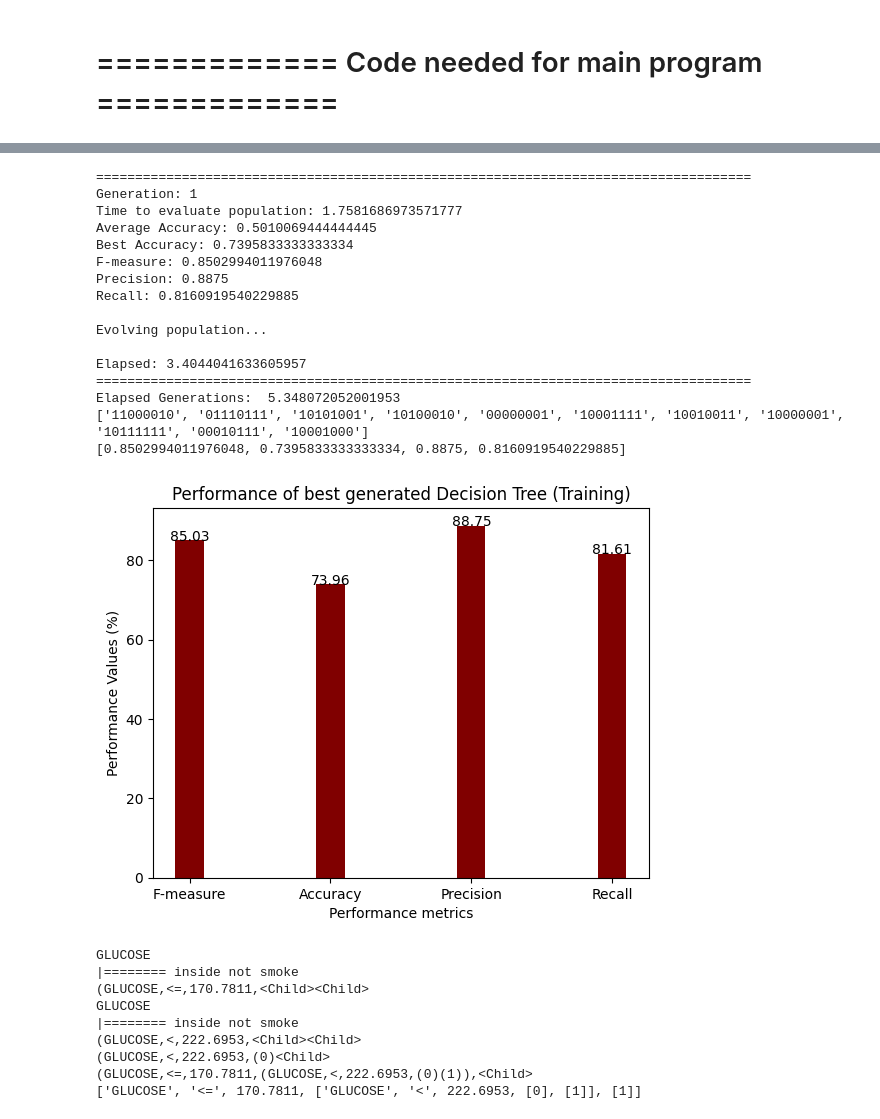
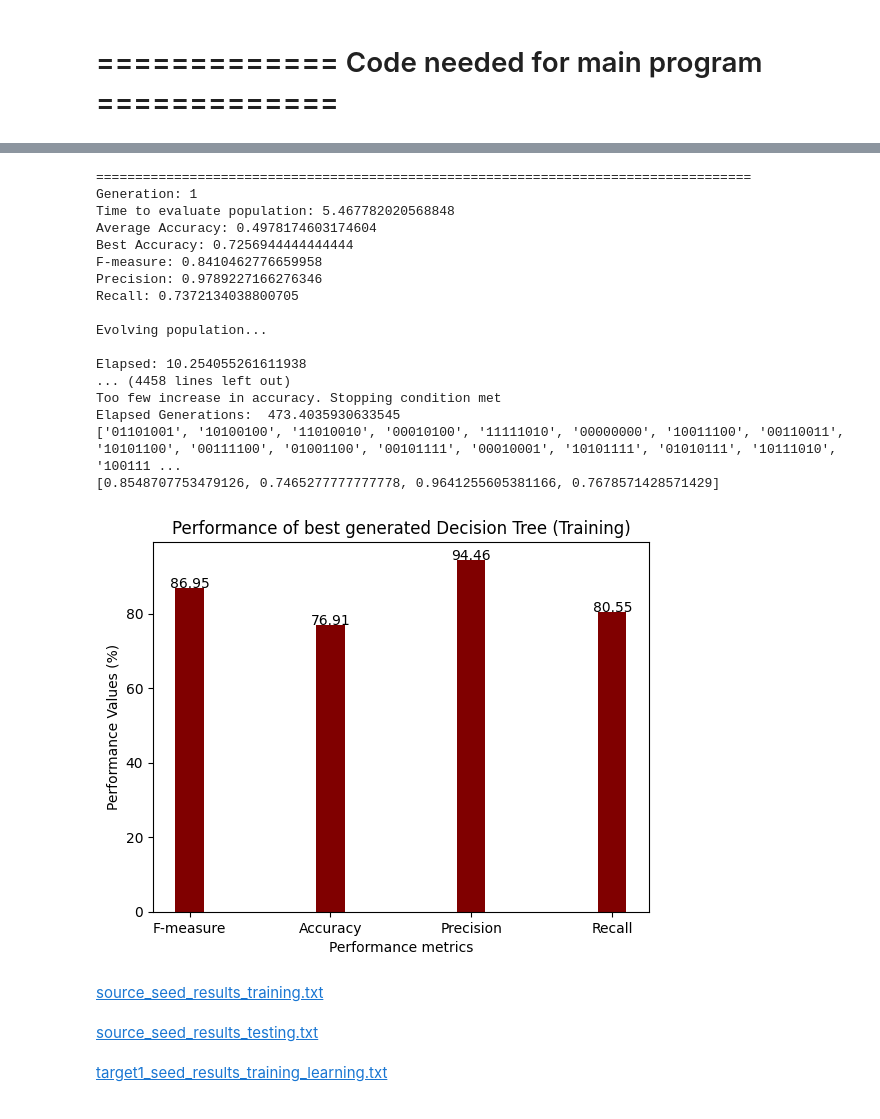
Before and after one commit to JsteReubsSoftware/COS710-Assignment3-GE, a Jupyter notebook: cos710-assignment3-ge.ipynb, the cells around one changed output, grey strips where cells are left out. Saved outputs shown, nothing was run; the diff lists cells and outputs as text; code cells hidden in the pictures.

Commit message:
Kaggle Notebook | COS710-Assignment3-GE | All files executes with output shown

```diff
--- a/cos710-assignment3-ge.ipynb
+++ b/cos710-assignment3-ge.ipynb
@@ -286,0 +298,11 @@ def train_test_split(data, seed, split_ratio=0.8):
+# %%
+training_data, testing_data = train_test_split(target_one_data_clean[:600], 5, split_ratio=0.75)
+print(training_data['diabetes'].value_counts())
+
+X_train = training_data.iloc[:,:-1]
+Y_train = training_data.iloc[:,-1]
+
+balanced_x_train, balanced_y_train = handle_imbalanced_data(X_train, Y_train, 'target-one')
+
+print(balanced_y_train.value_counts())
+print(balanced_x_train['AGE'].size)
@@ -656,9 +673,9 @@ def crossover(parent1, parent2):
 
     # set upper bound for crossover point
     if len(p1_copy) >= len(p2_copy):
-        crossover_point = random.choice([i in range(1, len(p2_copy))])
+        crossover_point = random.choice([i for i in range(1, len(p2_copy))])
     else:
-        crossover_point = random.choice([i in range(1, len(p1_copy))])
+        crossover_point = random.choice([i for i in range(1, len(p1_copy))])
 
     # swap sub parts of parents
     temp_arr = p1_copy.copy()
@@ -972,37 +1208,52 @@ source_data_results = {'without_learning': [], 'with_learning': []} # arrays are
 target_one_data_results = {'without_learning': [], 'with_learning': []}
 target_two_data_results = {'without_learning': [], 'with_learning': []}
 # %%
-random.seed(827384)
+random.seed(456253)
 # run source dataset - training
 data_clean = source_data_clean
-population_size = 50
+population_size = 175
 max_depth=5
-generations = 1
+generations = 40
 chromosome_min_limit = 8
 chromosome_max_limit = 20 # number of codons that are allowed in one chromosome
-tourney_size = 5
+tourney_size = 3
 mutation_rate = 0.15
 crossover_rate = 0.9
 params = [generations, population_size, max_depth, chromosome_min_limit, chromosome_max_limit, tourney_size, mutation_rate, crossover_rate]
 file_name = "source_seed_results_training.txt"
 
-best_run = train_program(data_clean, params, file_name, source_data_results['without_learning'], source_individual=None)
+best_run = train_program(data_clean, params, file_name, source_data_results['without_learning'], 'source', source_individual=None)
 source_individual_best = best_run[1]
+
+# test source dataset
+trained_tree = best_run[1]
+source_individual_best = best_run[1]
+file_name = "source_seed_results_testing.txt"
+test_program(source_data_results['without_learning'], data_clean, trained_tree, file_name, max_depth)
+
+folder_path = 'results'
+
+for file in os.listdir('/kaggle/working/' + folder_path):
+    display(HTML('<a href=' + folder_path + '/' + file + '>' + file + '</a>'))
 # %% [output]
 ====================================================================================
 Generation: 1
-Time to evaluate population: 1.7581686973571777
-Average Accuracy: 0.5010069444444445
-Best Accuracy: 0.7395833333333334
-F-measure: 0.8502994011976048
-Precision: 0.8875
-Recall: 0.8160919540229885
+Time to evaluate population: 5.467782020568848
+Average Accuracy: 0.4978174603174604
+Best Accuracy: 0.7256944444444444
+F-measure: 0.8410462776659958
+Precision: 0.9789227166276346
+Recall: 0.7372134038800705
 
 Evolving population...
 
-Elapsed: 3.4044041633605957
-====================================================================================
-Elapsed Generations:  5.348072052001953
-['11000010', '01110111', '10101001', '10100010', '00000001', '10001111', '10010011', '10000001', '10111111', '00010111', '10001000']
-[0.8502994011976048, 0.7395833333333334, 0.8875, 0.8160919540229885]
+Elapsed: 10.254055261611938
+... (4458 lines left out)
+Too few increase in accuracy. Stopping condition met
+Elapsed Generations:  473.4035930633545
+['01101001', '10100100', '11010010', '00010100', '11111010', '00000000', '10011100', '00110011', '10101100', '00111100', '01001100', '00101111', '00010001', '10101111', '01010111', '10111010', '100111 ...
+[0.8548707753479126, 0.7465277777777778, 0.9641255605381166, 0.7678571428571429]
-[figure, old version]
+[figure, new version]
+source_seed_results_training.txt
+source_seed_results_testing.txt
+target1_seed_results_training_learning.txt
@@ -1011,16 +1260 @@ Elapsed Generations:  5.348072052001953
-# %%
-# create expression rules
-S_rule, F_rule, Op_rule, Child_rule = setupRules(X_train)
-arr_tree, str_tree = mapChromosomeToTree(X_train, X_train, source_individual_best, S_rule, F_rule, Op_rule, Child_rule, max_depth)
-print(arr_tree)
-# %% [output]
-GLUCOSE
-|======== inside not smoke
-(GLUCOSE,<=,170.7811,<Child><Child>
-GLUCOSE
-|======== inside not smoke
-(GLUCOSE,<,222.6953,<Child><Child>
-(GLUCOSE,<,222.6953,(0)<Child>
-(GLUCOSE,<=,170.7811,(GLUCOSE,<,222.6953,(0)(1)),<Child>
-['GLUCOSE', '<=', 170.7811, ['GLUCOSE', '<', 222.6953, [0], [1]], [1]]
 # %%
```
Also changed, not shown: parts of 21 cells of this notebook.
